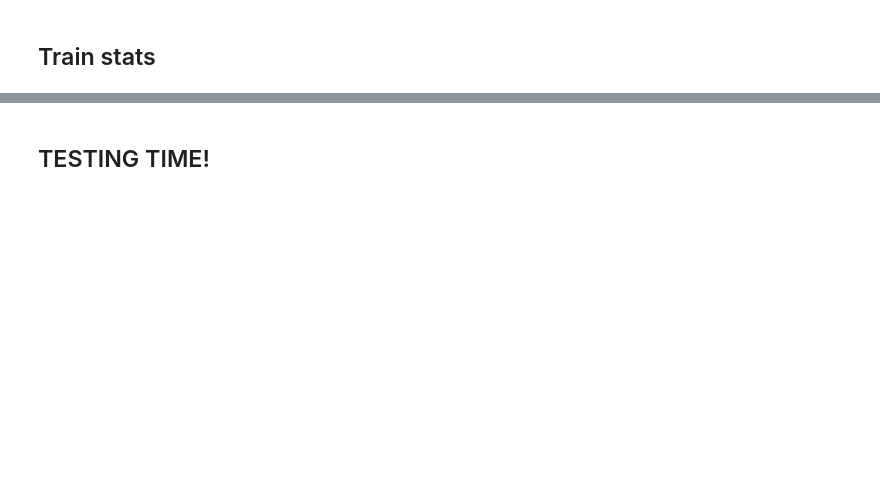
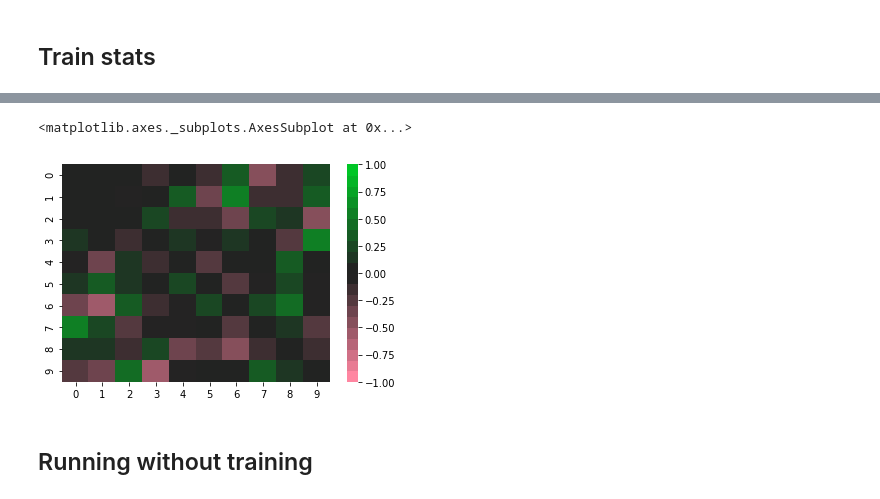
Before and after one commit to HumanCompatibleAI/better-adversarial-defenses, a Jupyter notebook: rpc_poc.ipynb, the cells around one changed output, grey strips where cells are left out. Cells and saved outputs as stored; diff of their text form; code cells hidden in the pictures; blank space fills up the shorter version.

```diff
--- a/rpc_poc.ipynb
+++ b/rpc_poc.ipynb
@@ -218,5 +264,15 @@ m.stats()
-# %% [markdown]
-## TESTING TIME!
+# %%
+matrix = np.zeros((len(AGENTS), len(AGENTS)))
+for i1, A1 in enumerate(AGENTS):
+    for i2, A2 in enumerate(AGENTS):
+        matrix[i1, i2] = np.mean(A1.reward_by_opponent[A2])
+cm = sns.diverging_palette(0, 129, l=70, s=100, n=20, center="dark")
+sns.heatmap(matrix, vmin=-1, vmax=1, cmap=cm)
+# %% [output]
+<matplotlib.axes._subplots.AxesSubplot at 0x...>
+[figure, added]
+# %% [markdown]
+## Running without training
 # %%
 # our agent
 A = AGENTS[0]
```
Also changed, not shown: parts of 26 cells of this notebook.
